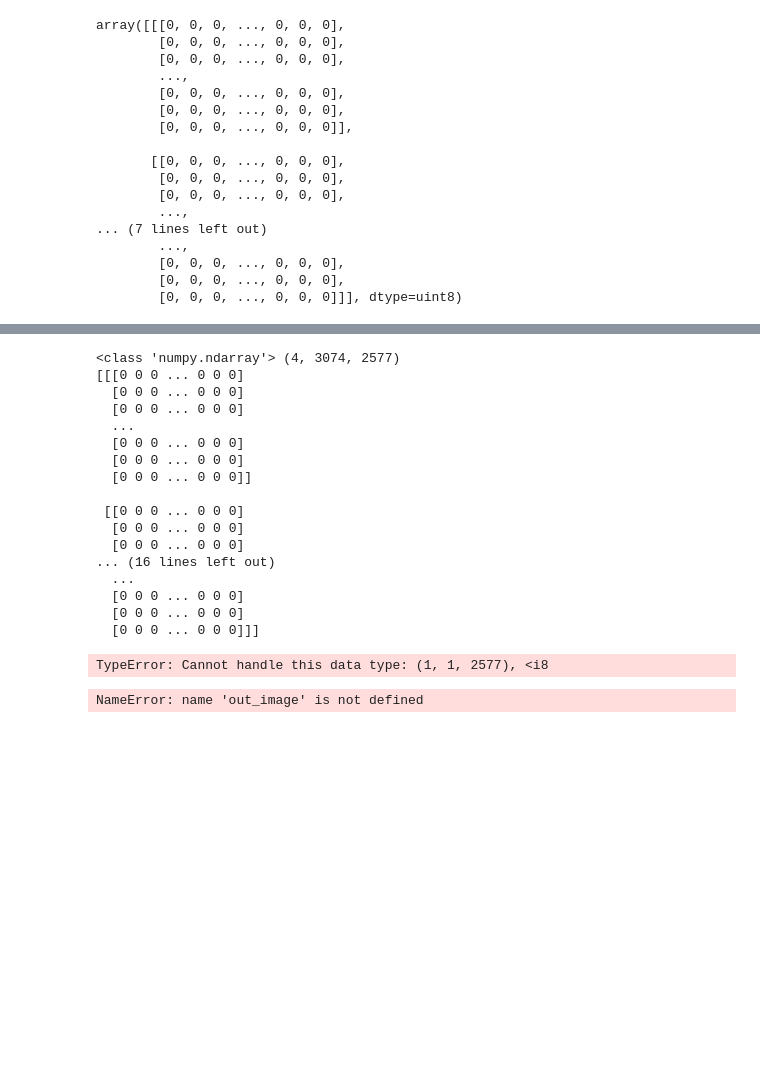
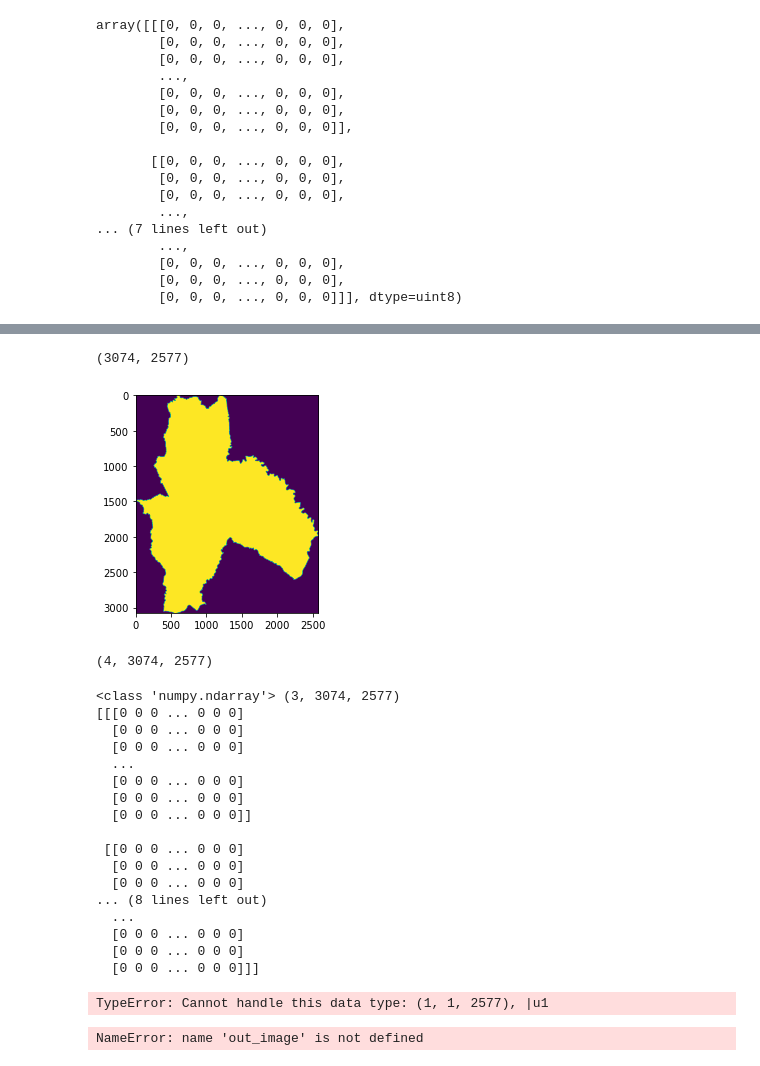
Before and after one commit to fernandeslouro/terras, a Jupyter notebook: last_week_images.ipynb, the cells around one changed output, grey strips where cells are left out. Cells and saved outputs as stored; diff of their text form; code cells hidden in the pictures; blank space fills up the shorter version.

```diff
--- a/last_week_images.ipynb
+++ b/last_week_images.ipynb
@@ -147,3 +157,24 @@ transp = np.append(out_image, mask, axis=0)
+# %%
+mask = numpy.full((out_image.shape[1], out_image.shape[2]), True, dtype=bool)
+for band in range(out_image.shape[0]):
+    mask *= out_image[band]==0
+mask = 1 * mask
+#mask = mask.reshape((1, mask.shape[0], mask.shape[1]))
+mask = 1-mask
+#out_image=np.append(out_image, mask, axis=0)
+# %%
+mask.shape
+# %% [output]
+(3074, 2577)
+# %%
+plt.imshow(mask)
+plt.show()
+# %% [output]
+[figure, added]
+# %%
+out_image.shape
+# %% [output]
+(4, 3074, 2577)
 # %%
 # save cropped jp2 with same name
 for i in utilities.listdir_nohidden(dest):
@@ -154,9 +185,9 @@ for i in utilities.listdir_nohidden(dest):
     mask = numpy.full((out_image.shape[1], out_image.shape[2]), True, dtype=bool)
     for band in range(out_image.shape[0]):
         mask *= out_image[band]==0
-    mask = 1 * mask
+    mask = 255 * mask
     mask = mask.reshape((1, mask.shape[0], mask.shape[1]))
-    mask = 1-mask
+    mask = 255-mask
     out_image=np.append(out_image, mask, axis=0)
 
     with rasterio.open(os.path.join(dest, i)[:-4]+'.png','w',
@@ -179,7 +210,7 @@ for i in utilities.listdir_nohidden(dest):
 #for f in glob.glob(os.path.join(path, to_download['title'])):
 #    os.remove(f)
 # %% [output]
-<class 'numpy.ndarray'> (4, 3074, 2577)
+<class 'numpy.ndarray'> (3, 3074, 2577)
 [[[0 0 0 ... 0 0 0]
   [0 0 0 ... 0 0 0]
   [0 0 0 ... 0 0 0]
@@ -191,12 +222,12 @@ for i in utilities.listdir_nohidden(dest):
  [[0 0 0 ... 0 0 0]
   [0 0 0 ... 0 0 0]
   [0 0 0 ... 0 0 0]
-... (16 lines left out)
+... (8 lines left out)
   ...
   [0 0 0 ... 0 0 0]
   [0 0 0 ... 0 0 0]
   [0 0 0 ... 0 0 0]]]
-TypeError: Cannot handle this data type: (1, 1, 2577), <i8
+TypeError: Cannot handle this data type: (1, 1, 2577), |u1
 # %%
 im=Image.fromarray(out_image)
 im.save("your_file.png")
```
Also changed, not shown: parts of 3 cells of this notebook.
